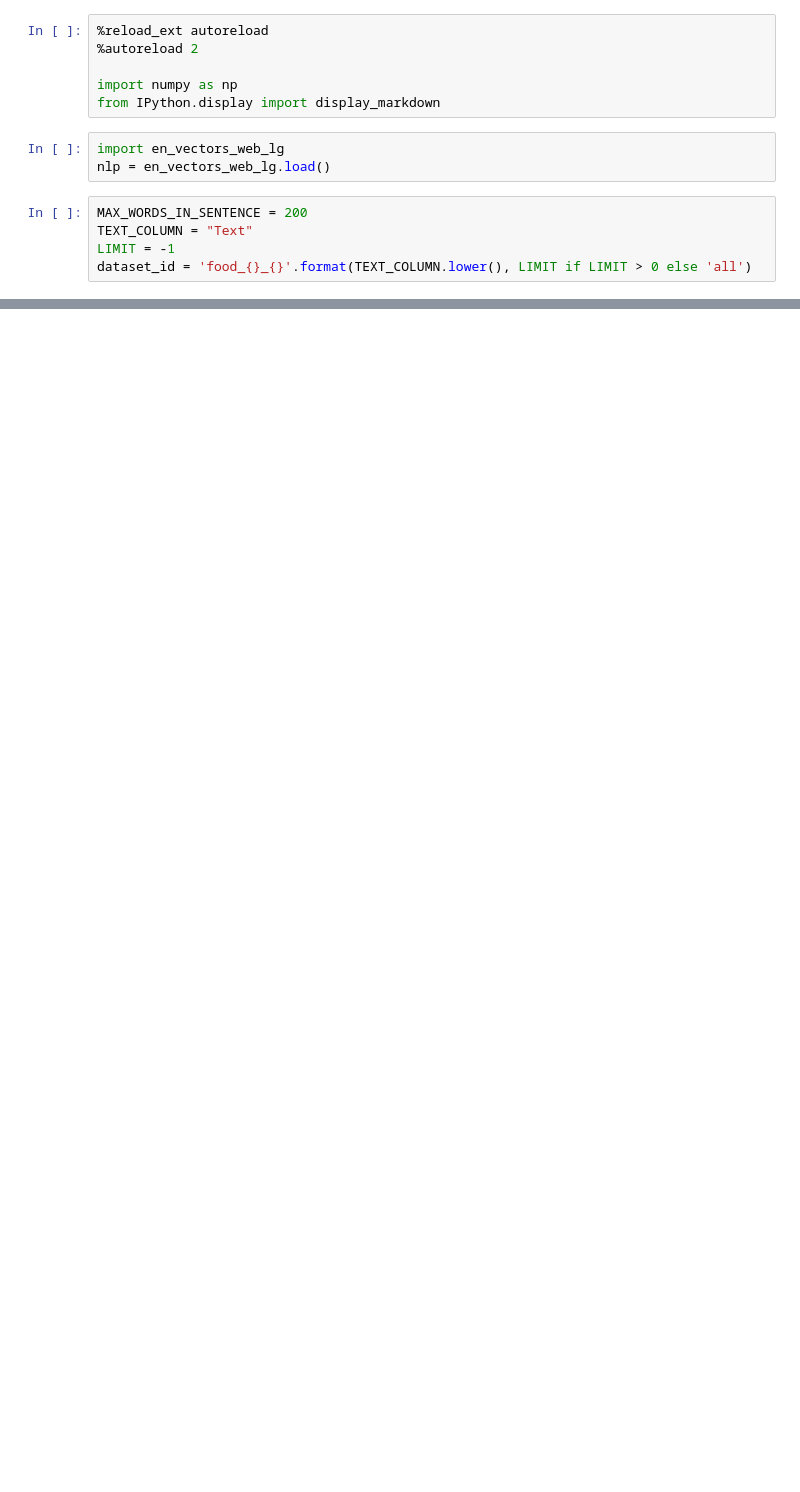
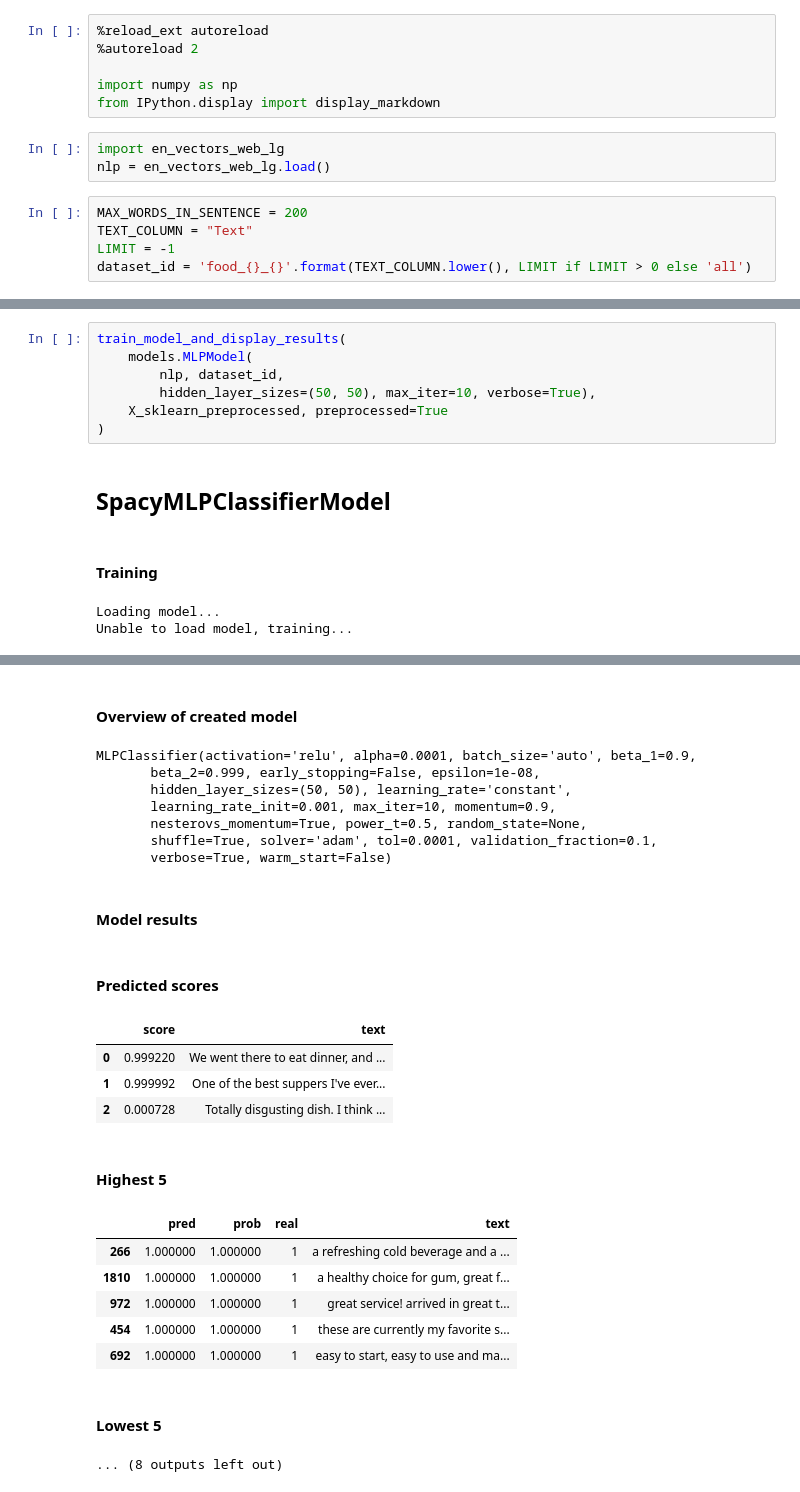
Before and after one commit to Valian/nlp-sentiment-analysis, a Jupyter notebook: src/text_sentiment_analysis_food.ipynb, the cells around one changed output, grey strips where cells are left out. Cells and saved outputs as stored; diff of their text form; blank space fills up the shorter version.

```diff
--- a/src/text_sentiment_analysis_food.ipynb
+++ b/src/text_sentiment_analysis_food.ipynb
@@ -276,0 +263,12 @@ avg / total       0.91      0.91      0.90      2000
+# %%
+train_model_and_display_results(
+    models.MLPModel(
+        nlp, dataset_id,
+        hidden_layer_sizes=(50, 50), max_iter=10, verbose=True),
+    X_sklearn_preprocessed, preprocessed=True
+)
+# %% [output]
+## SpacyMLPClassifierModel
+#### Training
+Loading model...
+Unable to load model, training...
@@ -276,0 +286,23 @@ avg / total       0.91      0.91      0.90      2000
+#### Overview of created model
+MLPClassifier(activation='relu', alpha=0.0001, batch_size='auto', beta_1=0.9,
+       beta_2=0.999, early_stopping=False, epsilon=1e-08,
+       hidden_layer_sizes=(50, 50), learning_rate='constant',
+       learning_rate_init=0.001, max_iter=10, momentum=0.9,
+       nesterovs_momentum=True, power_t=0.5, random_state=None,
+       shuffle=True, solver='adam', tol=0.0001, validation_fraction=0.1,
+       verbose=True, warm_start=False)
+#### Model results
+#### Predicted scores
+|  | score | text |
+| 0 | 0.999220 | We went there to eat dinner, and ... |
+| 1 | 0.999992 | One of the best suppers I've ever... |
+| 2 | 0.000728 | Totally disgusting dish. I think ... |
+#### Highest 5
+|  | pred | prob | real | text |
+| 266 | 1.000000 | 1.000000 | 1 | a refreshing cold beverage and a ... |
+| 1810 | 1.000000 | 1.000000 | 1 | a healthy choice for gum, great f... |
+| 972 | 1.000000 | 1.000000 | 1 | great service! arrived in great t... |
+| 454 | 1.000000 | 1.000000 | 1 | these are currently my favorite s... |
+| 692 | 1.000000 | 1.000000 | 1 | easy to start, easy to use and ma... |
+#### Lowest 5
+... (8 outputs left out)
```
Also changed, not shown: parts of 23 cells of this notebook, 11 other files.
